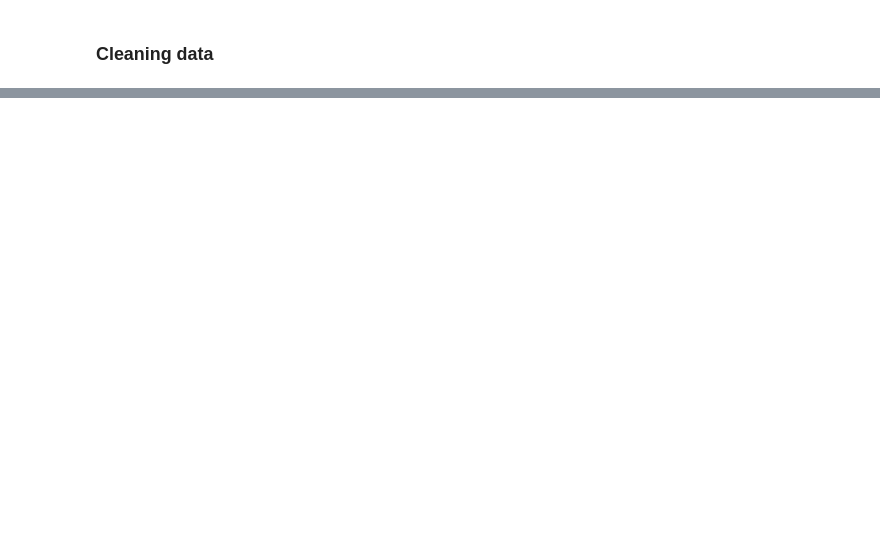
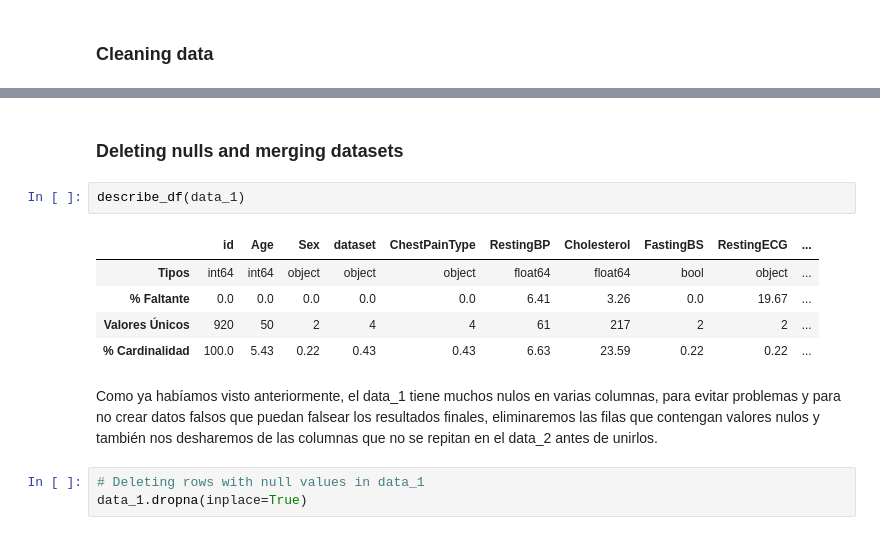
Before and after one commit to BrendzRdgz/Proyecto_ML, a Jupyter notebook: process/limpieza.ipynb, the cells around one changed output, grey strips where cells are left out. Cells and saved outputs as stored; diff of their text form; blank space fills up the shorter version.

```diff
--- a/process/limpieza.ipynb
+++ b/process/limpieza.ipynb
@@ -93,0 +239,15 @@ Data_2's nomenclatures
+# %% [markdown]
+### Deleting nulls and merging datasets
+# %%
+describe_df(data_1)
+# %% [output]
+|  | id | Age | Sex | dataset | ChestPainType | RestingBP | Cholesterol | FastingBS | RestingECG | ... |
+| Tipos | int64 | int64 | object | object | object | float64 | float64 | bool | object | ... |
+| % Faltante | 0.0 | 0.0 | 0.0 | 0.0 | 0.0 | 6.41 | 3.26 | 0.0 | 19.67 | ... |
+| Valores Únicos | 920 | 50 | 2 | 4 | 4 | 61 | 217 | 2 | 2 | ... |
+| % Cardinalidad | 100.0 | 5.43 | 0.22 | 0.43 | 0.43 | 6.63 | 23.59 | 0.22 | 0.22 | ... |
+# %% [markdown]
+Como ya habíamos visto anteriormente, el data_1 tiene muchos nulos en varias columnas, para evitar problemas y para no crear datos falsos que puedan falsear los resultados finales, eliminaremos las filas que contengan valores nulos y también nos desharemos de las columnas que no se repitan en el data_2 antes de unirlos.
+# %%
+# Deleting rows with null values in data_1
+data_1.dropna(inplace=True)
```
Also changed, not shown: parts of 30 cells of this notebook, 3 other files.
